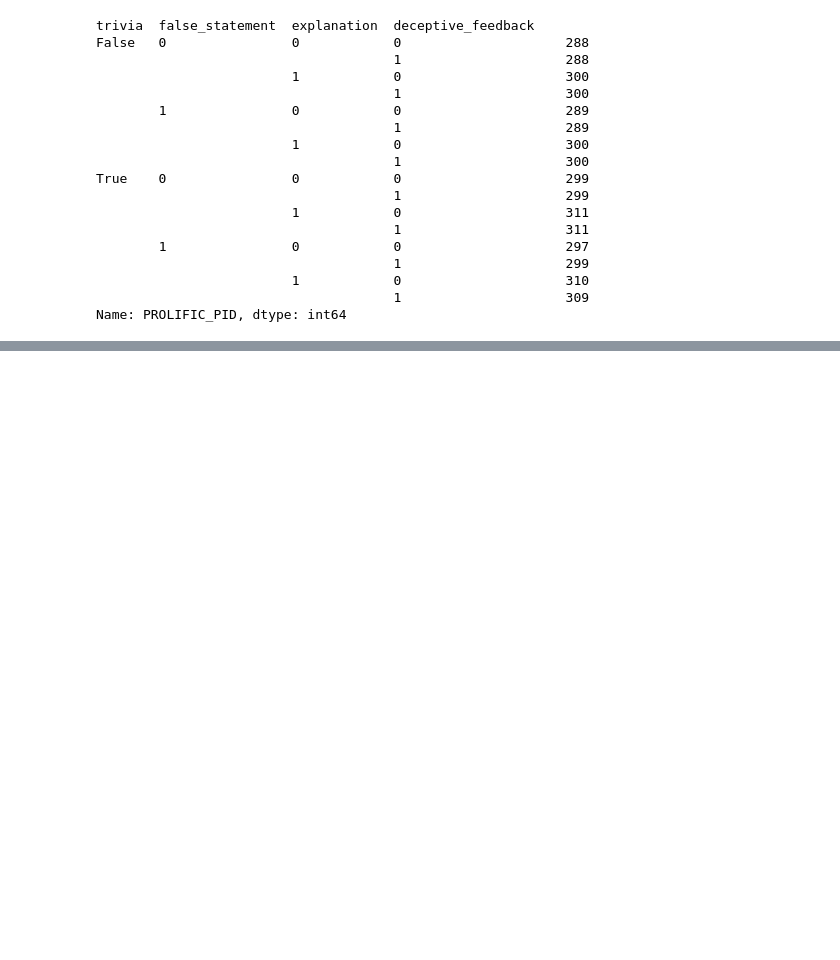
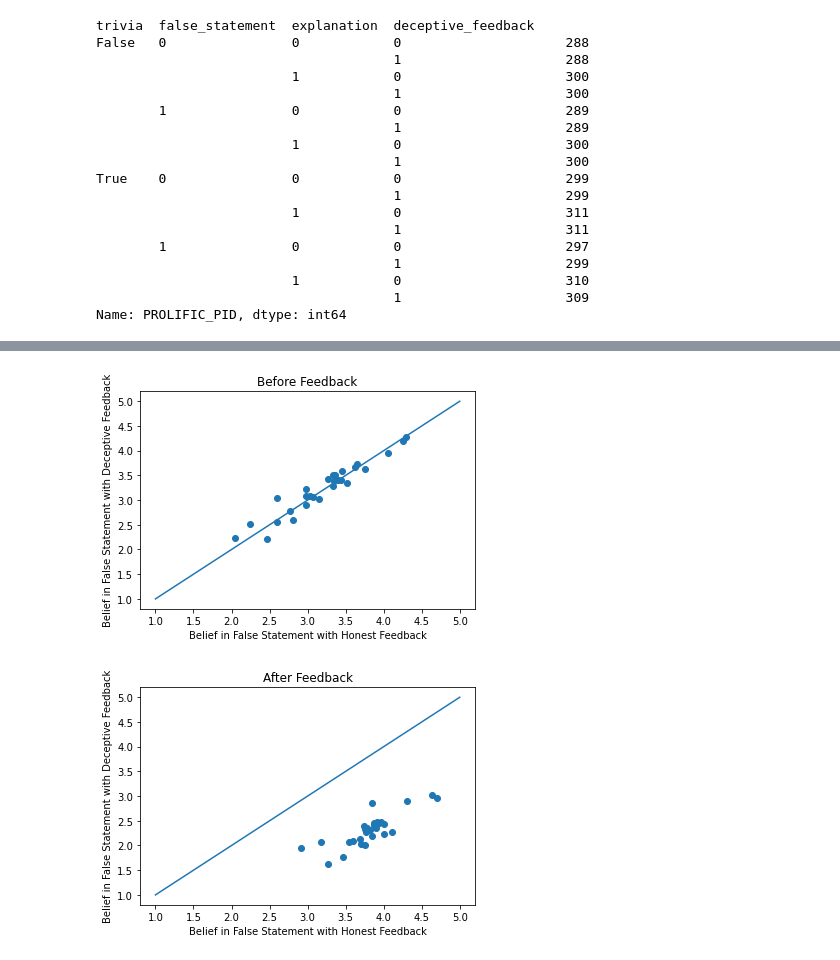
Before and after one commit to valleballe/deceptive-ai, a Jupyter notebook: analysis_1_14_mg.ipynb, the cells around one changed output, grey strips where cells are left out. Drawn from its saved outputs; the diff is of its cells as text; code cells hidden in the pictures; blank space fills up the shorter version.

Commit message:
adding graph

```diff
--- a/analysis_1_14_mg.ipynb
+++ b/analysis_1_14_mg.ipynb
@@ -154,0 +168,5 @@ HTML(stargazer.render_html())
+# %%
+# double checking that the dta looks balanced, all good
+bb = df.groupby(["trivia","false_statement","explanation","deceptive_feedback","stimulus_ID"]).initial_rating.mean().reset_index()
+aa = df.groupby(["trivia","false_statement","explanation","deceptive_feedback","stimulus_ID"]).second_rating.mean().reset_index()
+aa
@@ -154,0 +187,20 @@ HTML(stargazer.render_html())
+# %%
+# Visual showing feedback (1) influences updating (2) people believe fake news/trivia less when given honest explanation and people believe fake news/trivia more when given deceptive explanation
+
+plt.plot([1,2,3,4,5],[1,2,3,4,5])
+plt.scatter(bb[(bb.false_statement==1) & (bb.explanation==1) & (bb.deceptive_feedback==0)]["initial_rating"],
+            bb[(bb.false_statement==1) & (bb.explanation==1) & (bb.deceptive_feedback==1)]["initial_rating"])
+plt.xlabel("Belief in False Statement with Honest Feedback")
+plt.ylabel("Belief in False Statement with Deceptive Feedback")
+plt.title("Before Feedback")
+plt.show()
+plt.plot([1,2,3,4,5],[1,2,3,4,5])
+plt.scatter(aa[(aa.false_statement==1) & (aa.explanation==1) & (aa.deceptive_feedback==0)]["second_rating"],
+            aa[(aa.false_statement==1) & (aa.explanation==1) & (aa.deceptive_feedback==1)]["second_rating"])
+plt.xlabel("Belief in False Statement with Honest Feedback")
+plt.ylabel("Belief in False Statement with Deceptive Feedback")
+plt.title("After Feedback")
+plt.show()
+# %% [output]
+[figure, added]
+[figure, added]
```
Also changed, not shown: parts of 2 cells of this notebook.
